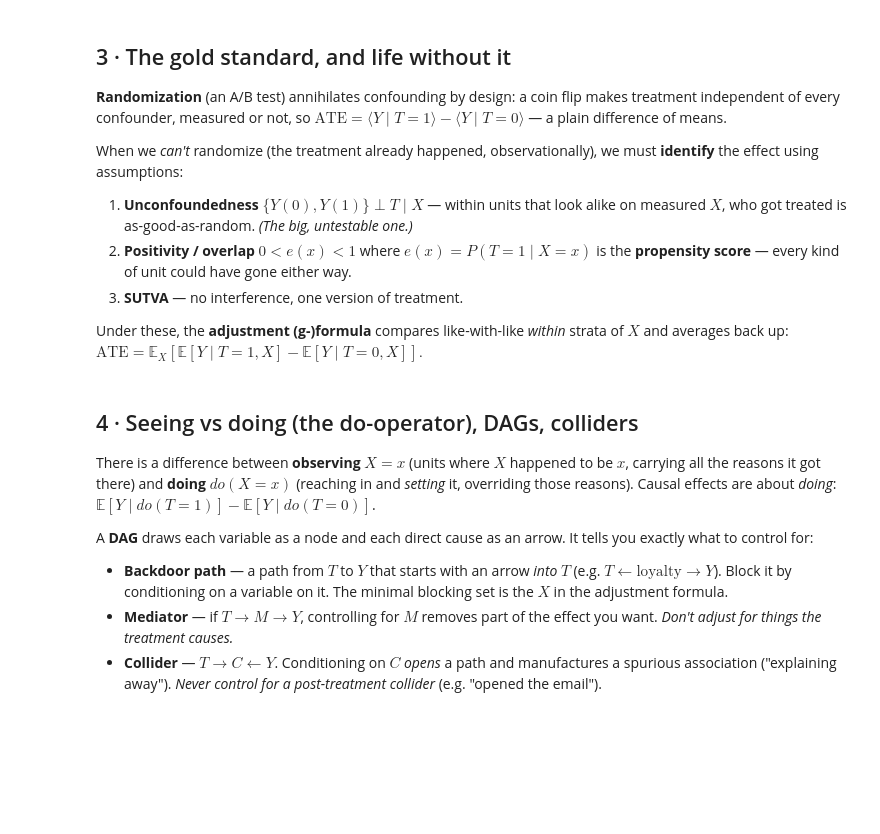
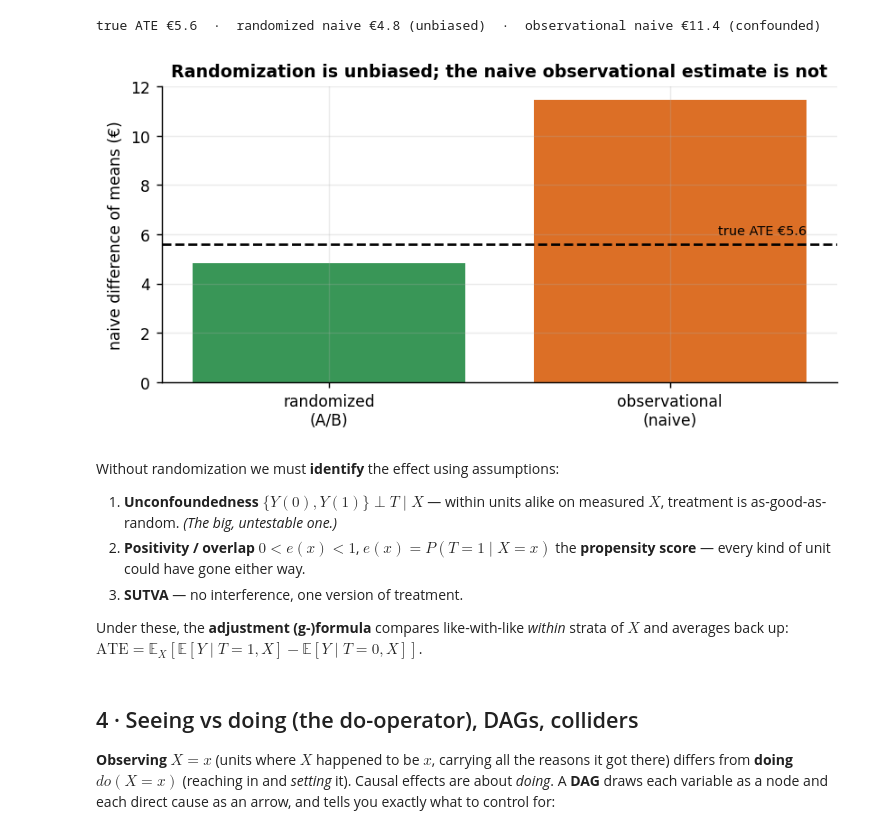
Before and after one commit to fmuia/sda_projects, a Jupyter notebook: notebooks/00_foundations.ipynb, the cells around one changed output. Saved outputs shown, nothing was run; the diff lists cells and outputs as text; code cells hidden in the pictures; blank space fills up the shorter version.

```diff
--- a/notebooks/00_foundations.ipynb
+++ b/notebooks/00_foundations.ipynb
@@ -61,40 +61,34 @@ the treatment for a difference that was really about *who ended up in each group
+# %%
+COST = 8.0
+rand = dgp.uplift_customers(n=3000, regime="randomized", seed=1)
+obs  = dgp.uplift_customers(n=3000, regime="observational", seed=1)
+def naive(d): return d.loc[d["T"]==1,"y"].mean() - d.loc[d["T"]==0,"y"].mean()
+fig, ax = plt.subplots(figsize=(6.5, 3.4))
+ax.bar(["randomized\n(A/B)","observational\n(naive)"], [naive(rand), naive(obs)], color=[plots.GREEN, plots.ORANGE], alpha=0.9)
+ax.axhline(rand.tau.mean(), color="k", ls="--"); ax.text(1.4, rand.tau.mean()+0.4, f"true ATE €{rand.tau.mean():.1f}", ha="right", fontsize=8)
+ax.set_ylabel("naive difference of means (€)"); ax.set_title("Randomization is unbiased; the naive observational estimate is not")
+fig.tight_layout()
+print(f"true ATE €{rand.tau.mean():.1f}  ·  randomized naive €{naive(rand):.1f} (unbiased)  ·  observational naive €{naive(obs):.1f} (confounded)")
+# %% [output]
+true ATE €5.6  ·  randomized naive €4.8 (unbiased)  ·  observational naive €11.4 (confounded)
+[figure, added]
 # %% [markdown]
-## 3 · The gold standard, and life without it
+Without randomization we must **identify** the effect using assumptions:
 
-**Randomization** (an A/B test) annihilates confounding by design: a coin flip makes
-treatment independent of every confounder, measured or not, so
-$\text{ATE}=\langle Y\mid T=1\rangle-\langle Y\mid T=0\rangle$ — a plain difference
-of means.
-
-When we *can't* randomize (the treatment already happened, observationally), we must
-**identify** the effect using assumptions:
-
-1. **Unconfoundedness** $\{Y(0),Y(1)\}\perp T\mid X$ — within units that look alike
-   on measured $X$, who got treated is as-good-as-random. *(The big, untestable one.)*
-2. **Positivity / overlap** $0<e(x)<1$ where $e(x)=P(T{=}1\mid X{=}x)$ is the
-   **propensity score** — every kind of unit could have gone either way.
+1. **Unconfoundedness** $\{Y(0),Y(1)\}\perp T\mid X$ — within units alike on measured $X$, treatment
+   is as-good-as-random. *(The big, untestable one.)*
+2. **Positivity / overlap** $0<e(x)<1$, $e(x)=P(T{=}1\mid X{=}x)$ the **propensity score** — every
+   kind of unit could have gone either way.
 3. **SUTVA** — no interference, one version of treatment.
 
-Under these, the **adjustment (g-)formula** compares like-with-like *within* strata
-of $X$ and averages back up:
-$\text{ATE}=\mathbb{E}_X\!\left[\mathbb{E}[Y\mid T{=}1,X]-\mathbb{E}[Y\mid T{=}0,X]\right].$
+Under these, the **adjustment (g-)formula** compares like-with-like *within* strata of $X$ and averages
+back up:
+$\text{ATE}=\mathbb E_X[\mathbb E[Y\mid T{=}1,X]-\mathbb E[Y\mid T{=}0,X]]$.
 # %% [markdown]
 ## 4 · Seeing vs doing (the do-operator), DAGs, colliders
 
-There is a difference between **observing** $X=x$ (units where $X$ happened to be $x$,
-carrying all the reasons it got there) and **doing** $do(X=x)$ (reaching in and
-*setting* it, overriding those reasons). Causal effects are about *doing*:
-$\mathbb{E}[Y\mid do(T{=}1)]-\mathbb{E}[Y\mid do(T{=}0)]$.
-
-A **DAG** draws each variable as a node and each direct cause as an arrow. It tells
-you exactly what to control for:
-
-- **Backdoor path** — a path from $T$ to $Y$ that starts with an arrow *into* $T$
-  (e.g. $T\leftarrow \text{loyalty}\rightarrow Y$). Block it by conditioning on a
-  variable on it. The minimal blocking set is the $X$ in the adjustment formula.
-- **Mediator** — if $T\to M\to Y$, controlling for $M$ removes part of the effect
-  you want. *Don't adjust for things the treatment causes.*
-- **Collider** — $T\to C\leftarrow Y$. Conditioning on $C$ *opens* a path and
-  manufactures a spurious association ("explaining away"). *Never control for a
-  post-treatment collider* (e.g. "opened the email").
+**Observing** $X=x$ (units where $X$ happened to be $x$, carrying all the reasons it got there) differs
+from **doing** $do(X=x)$ (reaching in and *setting* it). Causal effects are about *doing*. A **DAG**
+draws each variable as a node and each direct cause as an arrow, and tells you exactly what to control
+for:
 # %%
```
Also changed, not shown: parts of 17 cells of this notebook.
